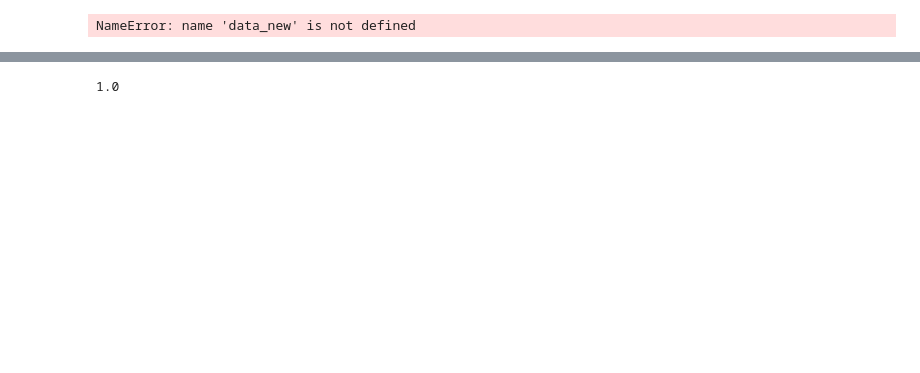
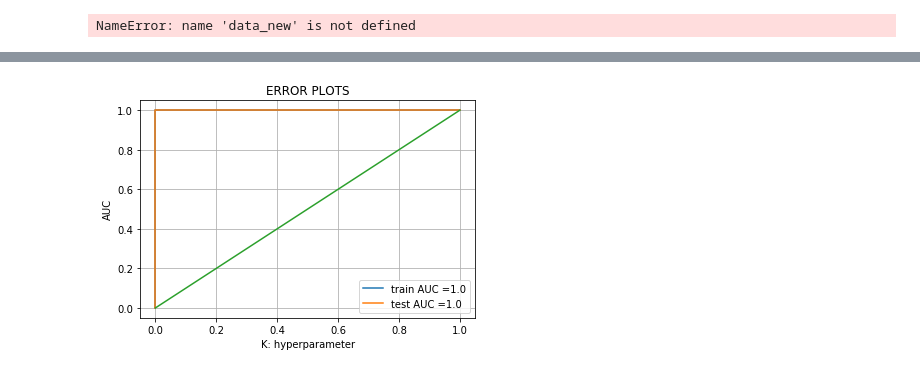
Before and after one commit to sahilmishra0012/PREDICTING-HIT-SONGS-USING-SPOTIFY-DATA, a Jupyter notebook: Models/Logistic-Regression-Notebook.ipynb, the cells around one changed output, grey strips where cells are left out. Cells and saved outputs as stored; diff of their text form; code cells hidden in the pictures; blank space fills up the shorter version.

```diff
--- a/Models/Logistic-Regression-Notebook.ipynb
+++ b/Models/Logistic-Regression-Notebook.ipynb
@@ -104,4 +98,17 @@ accuracy_score(y_train,y_train_pred)
-# %%
-accuracy_score(y_test, y_test_pred)
-# %% [output]
-1.0
+# %%
+train_fpr, train_tpr, tr_thresholds = roc_curve(y_train, y_train_pred)
+test_fpr, test_tpr, te_thresholds = roc_curve(y_test, y_test_pred)
+
+x=[0.0,0.1,0.2,0.3,0.4,0.5,0.6,0.7,0.8,0.9,1.0]
+# %%
+plt.plot(train_fpr, train_tpr, label="train AUC ="+str(auc(train_fpr, train_tpr)))
+plt.plot(test_fpr, test_tpr, label="test AUC ="+str(auc(test_fpr, test_tpr)))
+plt.plot(x,x)
+plt.legend()
+plt.xlabel("K: hyperparameter")
+plt.ylabel("AUC")
+plt.title("ERROR PLOTS")
+plt.grid()
+plt.show()
+# %% [output]
+[figure, added]
```
Also changed, not shown: parts of 4 cells of this notebook.
